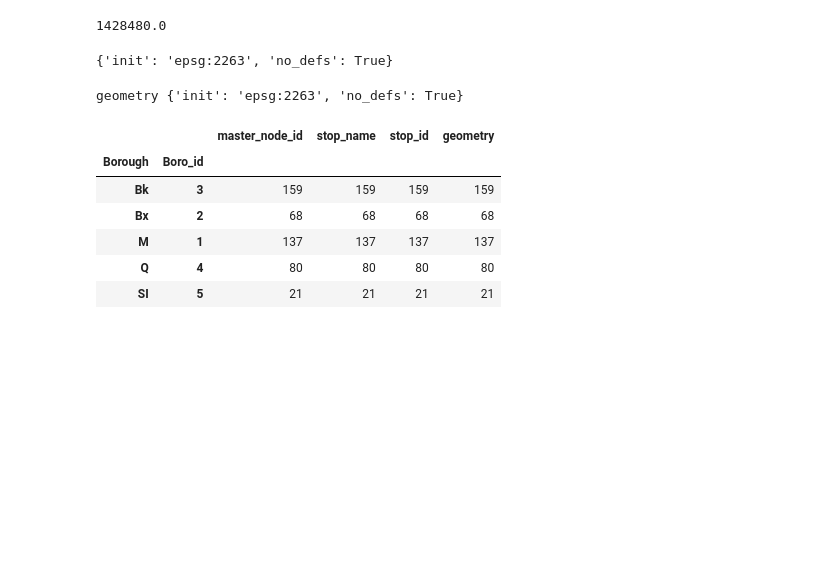
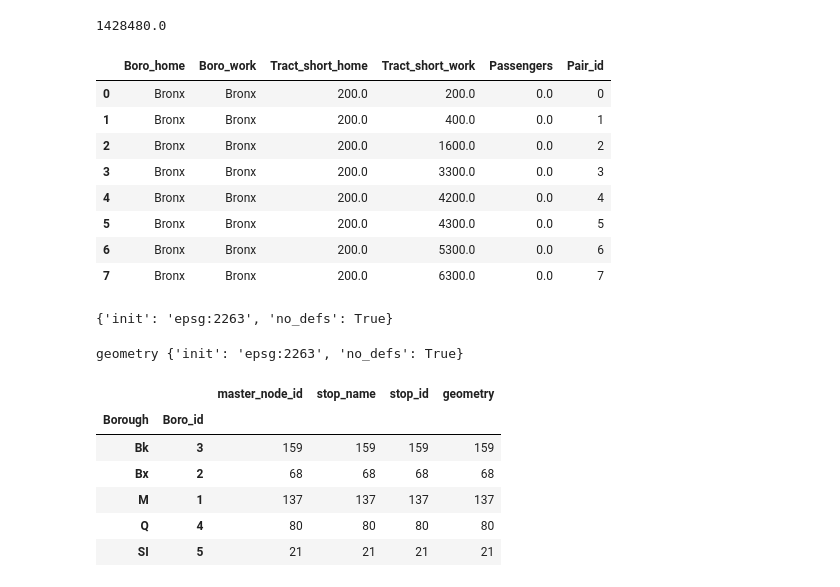
Before and after one commit to rvecsler/Network_Project, a Jupyter notebook: Route_Choice_Model_v3.ipynb, the cells around one changed output. Cells and saved outputs as stored; diff of their text form; code cells hidden in the pictures; blank space fills up the shorter version.

```diff
--- a/Route_Choice_Model_v3.ipynb
+++ b/Route_Choice_Model_v3.ipynb
@@ -64,6 +91,18 @@ See the caveats in the documentation: http://pandas.pydata.org/pandas-docs/stabl
 od_trim.Passengers.sum()
 # %% [output]
 1428480.0
+# %%
+od_trim.head(8)
+# %% [output]
+|  | Boro_home | Boro_work | Tract_short_home | Tract_short_work | Passengers | Pair_id |
+| 0 | Bronx | Bronx | 200.0 | 200.0 | 0.0 | 0 |
+| 1 | Bronx | Bronx | 200.0 | 400.0 | 0.0 | 1 |
+| 2 | Bronx | Bronx | 200.0 | 1600.0 | 0.0 | 2 |
+| 3 | Bronx | Bronx | 200.0 | 3300.0 | 0.0 | 3 |
+| 4 | Bronx | Bronx | 200.0 | 4200.0 | 0.0 | 4 |
+| 5 | Bronx | Bronx | 200.0 | 4300.0 | 0.0 | 5 |
+| 6 | Bronx | Bronx | 200.0 | 5300.0 | 0.0 | 6 |
+| 7 | Bronx | Bronx | 200.0 | 6300.0 | 0.0 | 7 |
 # %%
 tracts_sh = gp.read_file('nyct2010_17b/nyct2010.shp')
 tracts_sh = tracts_sh.to_crs(epsg=2263)
```
Also changed, not shown: parts of 7 cells of this notebook.
